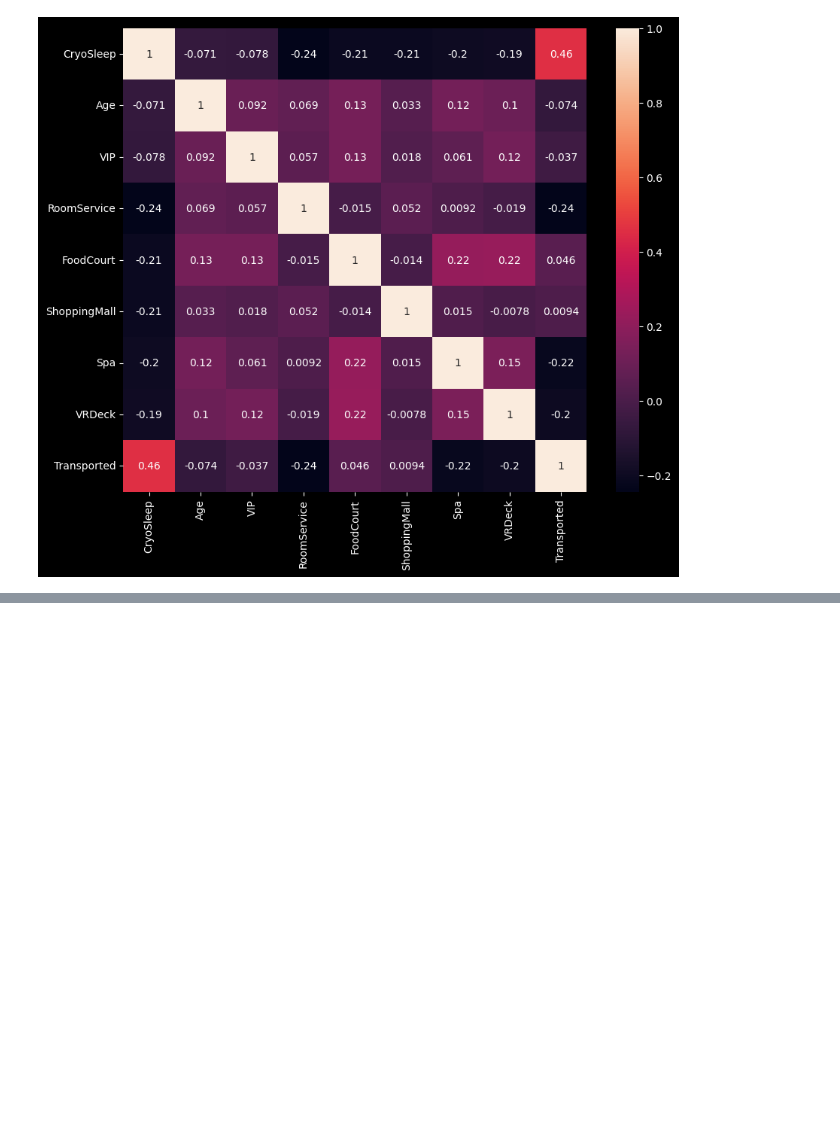
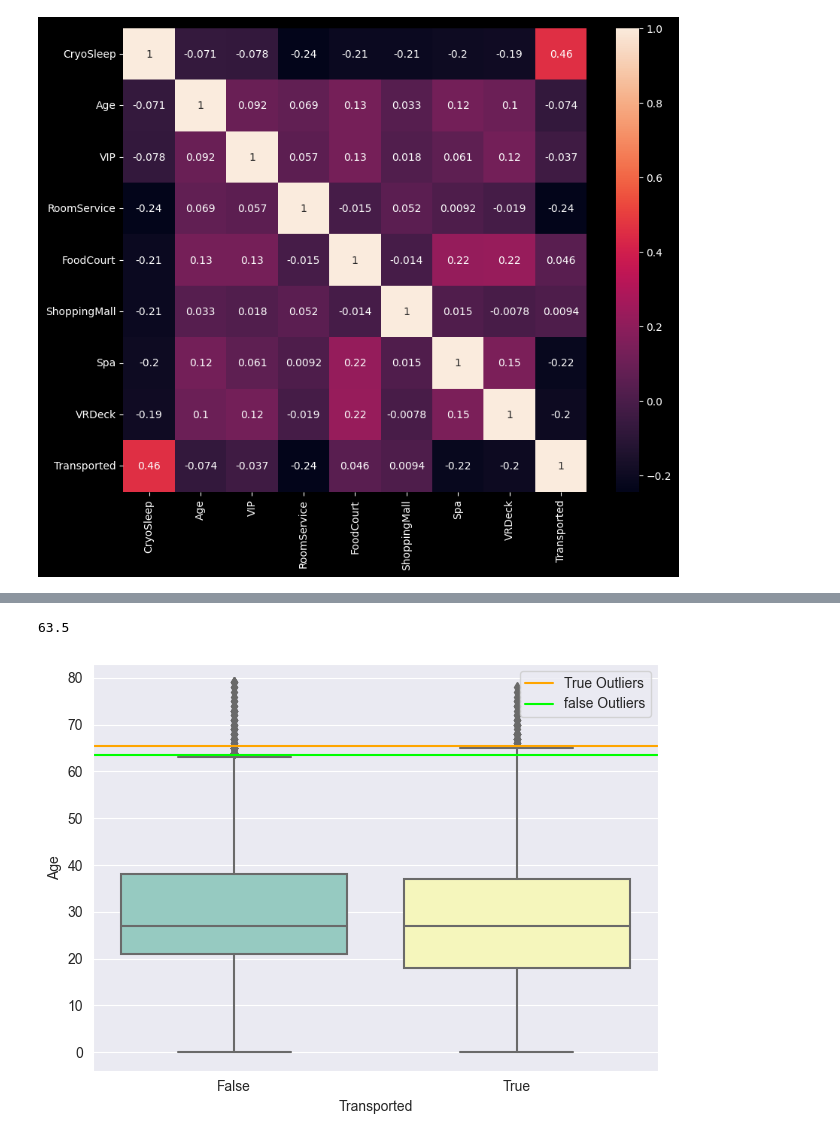
Before and after one commit to Param302/Spaceship-Titanic-prediction, a Jupyter notebook: data_cleaning.ipynb, the cells around one changed output, grey strips where cells are left out. Cells and saved outputs as stored; diff of their text form; code cells hidden in the pictures; blank space fills up the shorter version.

```diff
--- a/data_cleaning.ipynb
+++ b/data_cleaning.ipynb
@@ -834,0 +892,3 @@ data.to_csv("./data/cleaned_data.csv")
+# %%
+true_age_des = data.loc[data["Transported"]==True]["Age"].describe()
+true_age_des
@@ -834,0 +905,5 @@ data.to_csv("./data/cleaned_data.csv")
+# %%
+true_iqr = true_age_des["75%"] - true_age_des["25%"]
+
+true_age_outlier = true_age_des["75%"] + 1.5 * true_iqr
+true_age_outlier
@@ -834,0 +912,3 @@ data.to_csv("./data/cleaned_data.csv")
+# %%
+false_age_des = data.loc[data["Transported"]==False]["Age"].describe()
+false_age_des
@@ -834,0 +925,15 @@ data.to_csv("./data/cleaned_data.csv")
+# %%
+false_iqr = false_age_des["75%"] - false_age_des["25%"]
+
+false_age_outlier = false_age_des["75%"] + 1.5 * false_iqr
+false_age_outlier
+# %% [output]
+63.5
+# %%
+sns.boxplot(x=data["Transported"], y=data["Age"])
+plt.axhline(true_age_outlier, label="True Outliers", color="orange")
+plt.axhline(false_age_outlier, label="false Outliers", color="#00FF00")
+plt.legend()
+plt.tight_layout()
+# %% [output]
+[figure, added]
```
Also changed, not shown: parts of 17 cells of this notebook, 4 other files.
